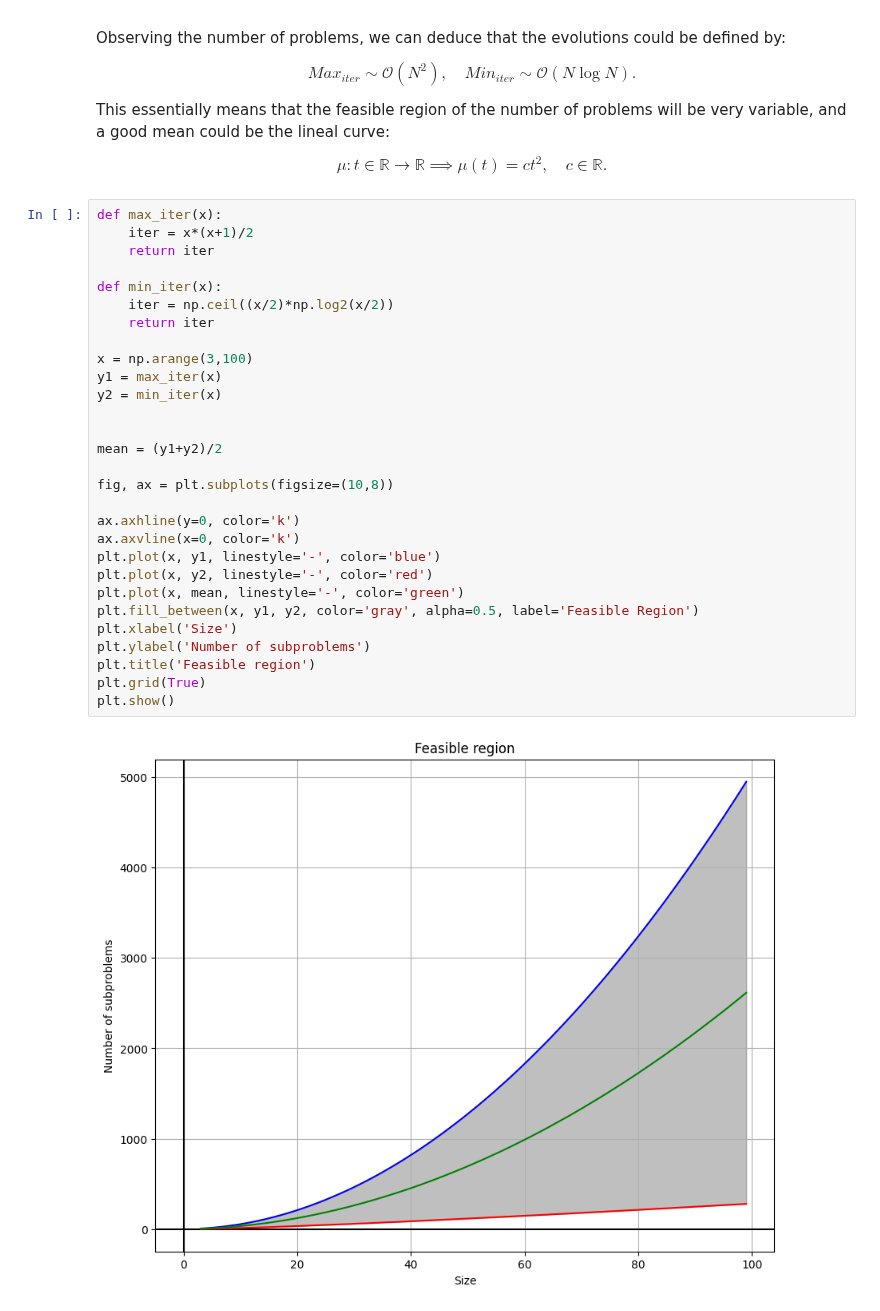
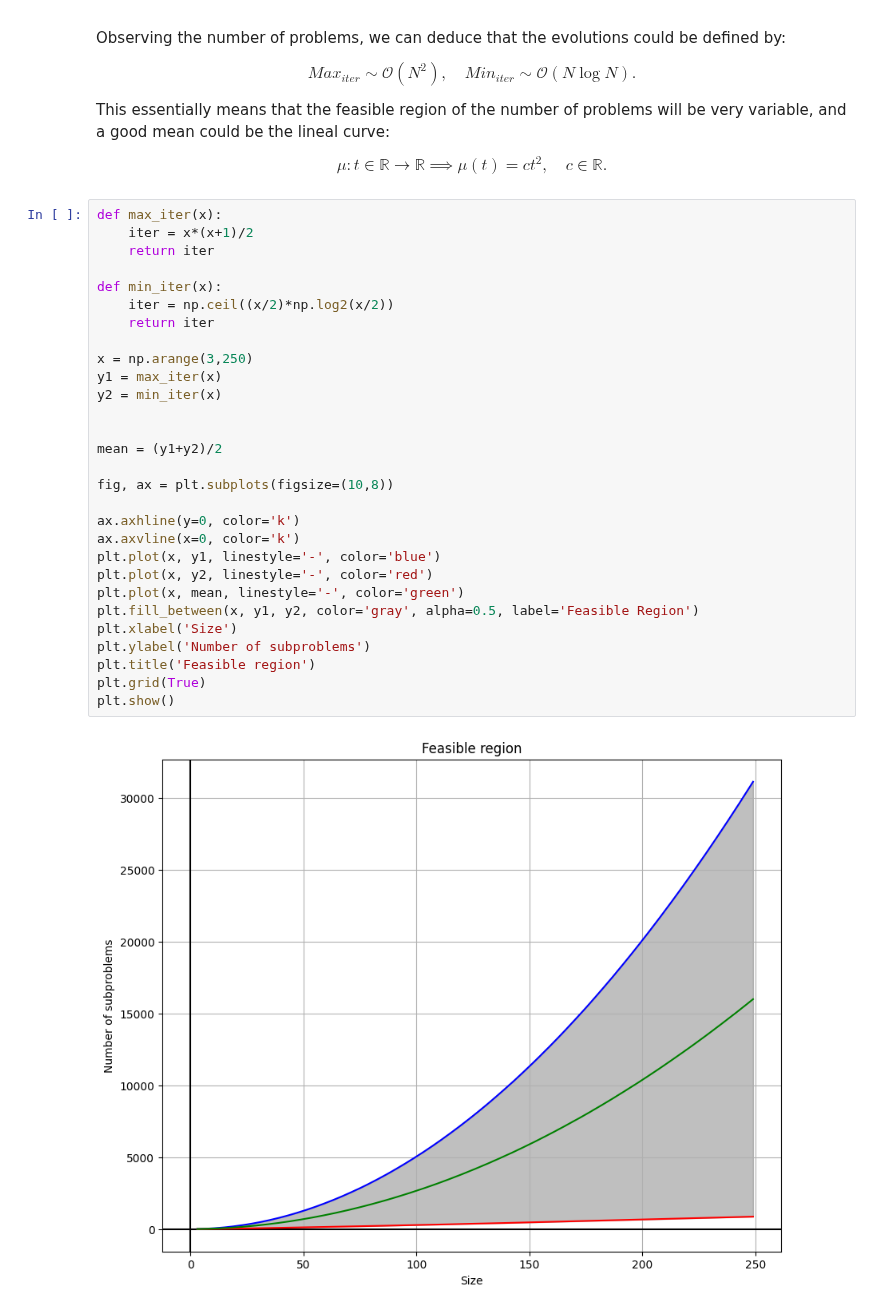
Before and after one commit to Nicofero/PhyloTree_ReConst, a Jupyter notebook: qa_phylo_tree.ipynb, the cells around one changed output. Drawn from its saved outputs; the diff is of its cells as text.

```diff
--- a/qa_phylo_tree.ipynb
+++ b/qa_phylo_tree.ipynb
@@ -1387,34 +1387,34 @@ $$\mu:t \in\mathbb{R}\rightarrow\mathbb{R}\implies \mu(t)=ct^2, \quad c\in\mathb
 # %%
 def max_iter(x):
     iter = x*(x+1)/2
     return iter
 
 def min_iter(x):
     iter = np.ceil((x/2)*np.log2(x/2))
     return iter
 
-x = np.arange(3,100)
+x = np.arange(3,250)
 y1 = max_iter(x)
 y2 = min_iter(x)
 
 
 mean = (y1+y2)/2
 
 fig, ax = plt.subplots(figsize=(10,8))
 
 ax.axhline(y=0, color='k')
 ax.axvline(x=0, color='k')
 plt.plot(x, y1, linestyle='-', color='blue')
 plt.plot(x, y2, linestyle='-', color='red')
 plt.plot(x, mean, linestyle='-', color='green')
 plt.fill_between(x, y1, y2, color='gray', alpha=0.5, label='Feasible Region')
 plt.xlabel('Size')
 plt.ylabel('Number of subproblems')
 plt.title('Feasible region')
 plt.grid(True)
 plt.show()
 # %% [output]
-[figure, old version]
+[figure, new version]
 # %%
 from scipy.optimize import curve_fit
 
```
Also changed, not shown: parts of 9 cells of this notebook, 3 other files.
